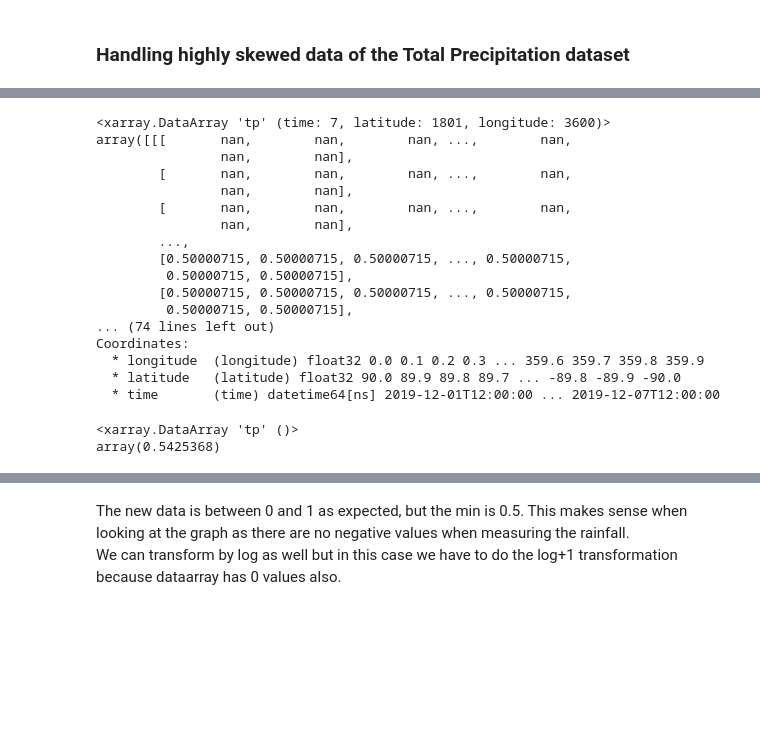
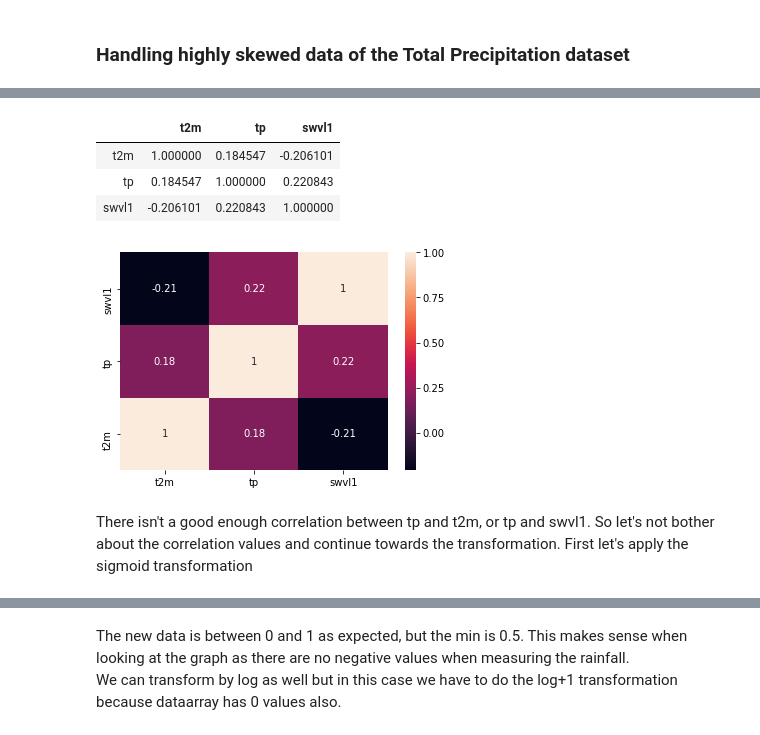
Before and after one commit to visvash/Climate-Informatics, a Jupyter notebook: Climate Informatics Project.ipynb, the cells around one changed output, grey strips where cells are left out. Saved outputs shown, nothing was run; the diff lists cells and outputs as text; code cells hidden in the pictures; blank space fills up the shorter version.

Commit message:
Handling skew data

```diff
--- a/Climate Informatics Project.ipynb
+++ b/Climate Informatics Project.ipynb
@@ -726,3 +676,21 @@ We can even try the sigmoid function on our dataarray
+# %%
+df_correlation = df.to_dataframe()
+df_correlation.corr()
+# %% [output]
+|  | t2m | tp | swvl1 |
+| t2m | 1.000000 | 0.184547 | -0.206101 |
+| tp | 0.184547 | 1.000000 | 0.220843 |
+| swvl1 | -0.206101 | 0.220843 | 1.000000 |
+# %%
+import seaborn as sns
+fig,ax = plt.subplots()
+sns.heatmap(df_correlation.corr(),annot=True,xticklabels=True, yticklabels=True)
+ax.set_ylim([0,3])
+plt.show()
+# %% [output]
+[figure, added]
+# %% [markdown]
+There isn't a good enough correlation between tp and t2m, or tp and swvl1. So let's not bother about the correlation values and continue towards the transformation. First let's apply the sigmoid transformation
 # %%
 def sigmoid(x):
     e = np.exp(1)
@@ -730,28 +698,3 @@ def sigmoid(x):
     return y
 # %%
 db_sigmoid = sigmoid(db)
-# %%
-db_sigmoid
-# %% [output]
-<xarray.DataArray 'tp' (time: 7, latitude: 1801, longitude: 3600)>
-array([[[       nan,        nan,        nan, ...,        nan,
-                nan,        nan],
-        [       nan,        nan,        nan, ...,        nan,
-                nan,        nan],
-        [       nan,        nan,        nan, ...,        nan,
-                nan,        nan],
-        ...,
-        [0.50000715, 0.50000715, 0.50000715, ..., 0.50000715,
-         0.50000715, 0.50000715],
-        [0.50000715, 0.50000715, 0.50000715, ..., 0.50000715,
-         0.50000715, 0.50000715],
-... (74 lines left out)
-Coordinates:
-  * longitude  (longitude) float32 0.0 0.1 0.2 0.3 ... 359.6 359.7 359.8 359.9
-  * latitude   (latitude) float32 90.0 89.9 89.8 89.7 ... -89.8 -89.9 -90.0
-  * time       (time) datetime64[ns] 2019-12-01T12:00:00 ... 2019-12-07T12:00:00
-# %%
-db_sigmoid.max()
-# %% [output]
-<xarray.DataArray 'tp' ()>
-array(0.5425368)
```
Also changed, not shown: parts of 40 cells of this notebook.
